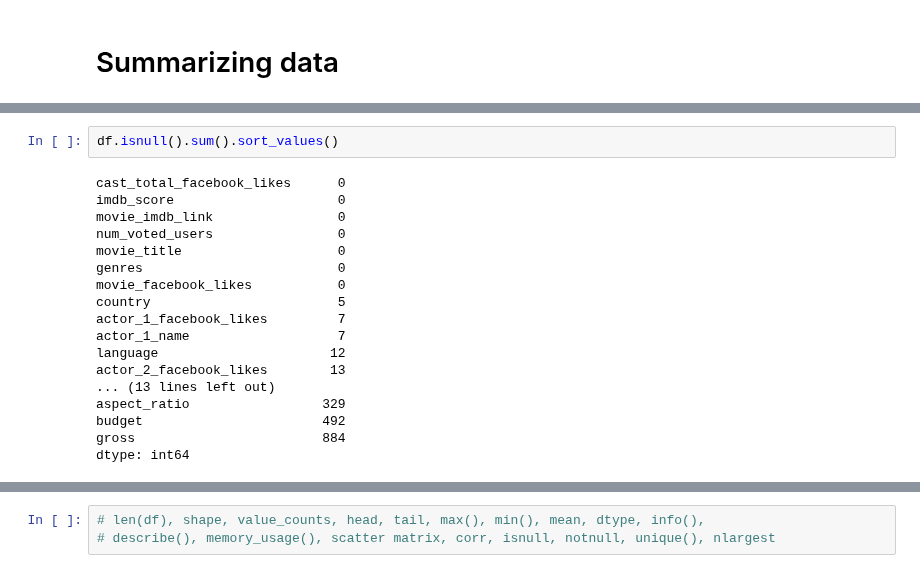
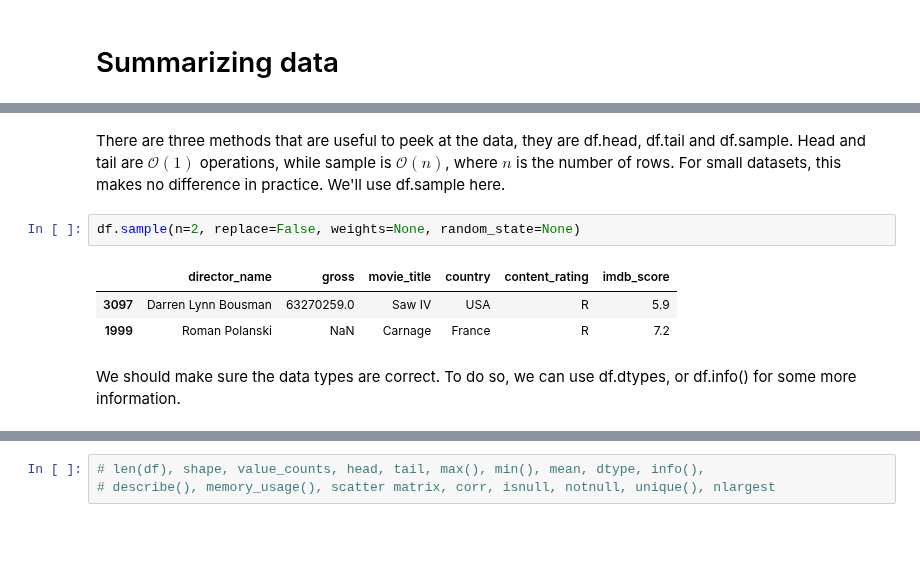
Before and after one commit to tommyod/awesome-pandas, a Jupyter notebook: cheat_sheet/Cheat Sheet.ipynb, the cells around one changed output, grey strips where cells are left out. Drawn from its saved outputs; the diff is of its cells as text; blank space fills up the shorter version.

```diff
--- a/cheat_sheet/Cheat Sheet.ipynb
+++ b/cheat_sheet/Cheat Sheet.ipynb
@@ -117,20 +84,12 @@ df.head(2).T
-# %%
-df.isnull().sum().sort_values()
-# %% [output]
-cast_total_facebook_likes      0
-imdb_score                     0
-movie_imdb_link                0
-num_voted_users                0
-movie_title                    0
-genres                         0
-movie_facebook_likes           0
-country                        5
-actor_1_facebook_likes         7
-actor_1_name                   7
-language                      12
-actor_2_facebook_likes        13
-... (13 lines left out)
-aspect_ratio                 329
-budget                       492
-gross                        884
-dtype: int64
+# %% [markdown]
+There are three methods that are useful to peek at the data, they are df.head, df.tail and df.sample.
+Head and tail are $\mathcal{O}(1)$ operations, while sample is $\mathcal{O}(n)$, where $n$ is the number of rows.
+For small datasets, this makes no difference in practice. We'll use df.sample here.
+# %%
+df.sample(n=2, replace=False, weights=None, random_state=None)
+# %% [output]
+|  | director_name | gross | movie_title | country | content_rating | imdb_score |
+| 3097 | Darren Lynn Bousman | 63270259.0 | Saw IV | USA | R | 5.9 |
+| 1999 | Roman Polanski | NaN | Carnage | France | R | 7.2 |
+# %% [markdown]
+We should make sure the data types are correct. To do so, we can use df.dtypes, or df.info() for some more information.
```
Also changed, not shown: parts of 36 cells of this notebook, 1 other file.
